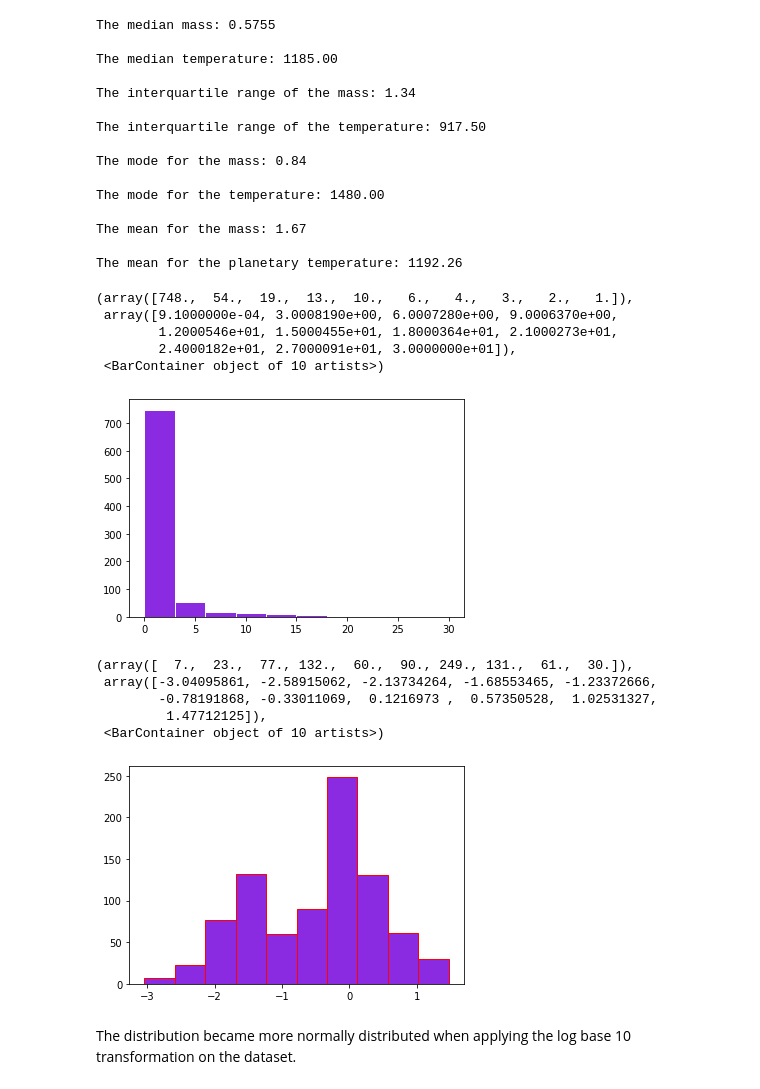
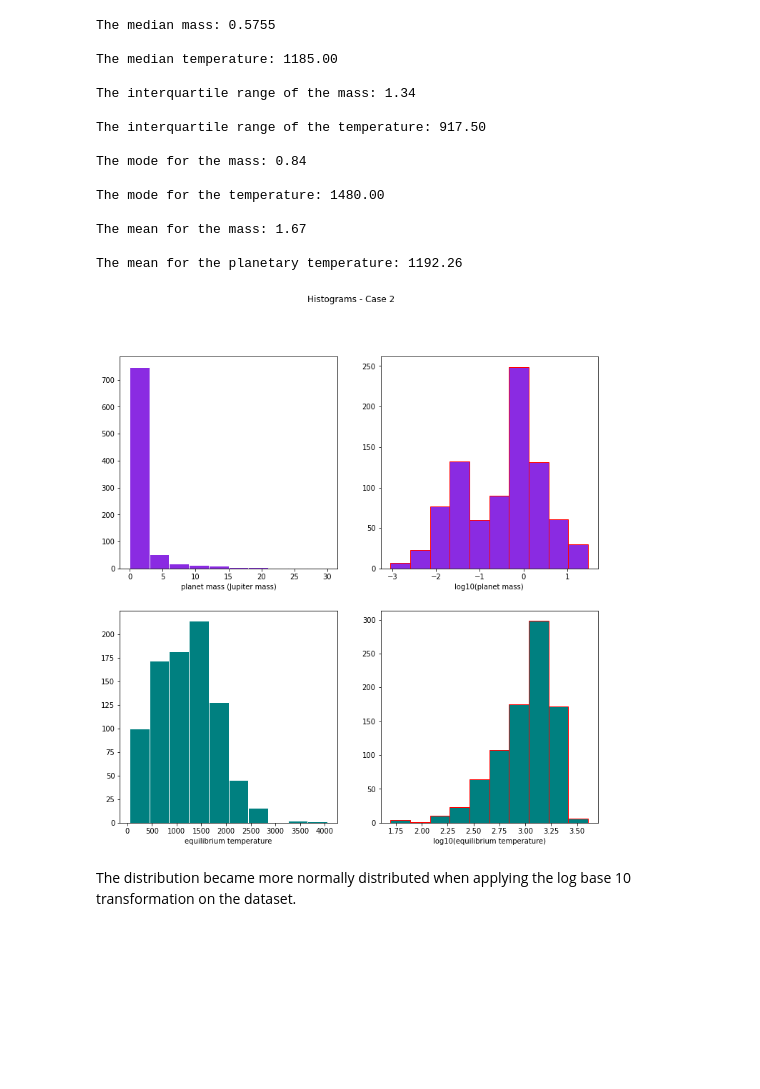
Before and after one commit to jbravo87/blog-projects, a Jupyter notebook: exoplanet_data_notebook.ipynb, the cells around one changed output. Cells and saved outputs as stored; diff of their text form; code cells hidden in the pictures; blank space fills up the shorter version.

```diff
--- a/exoplanet_data_notebook.ipynb
+++ b/exoplanet_data_notebook.ipynb
@@ -888,24 +788,28 @@ The mode for the temperature: 1480.00
 The mean for the mass: 1.67
 
 The mean for the planetary temperature: 1192.26
-# %%
-plt.hist(mass, color = "blueviolet", edgecolor = 'white')
-# %% [output]
-(array([748.,  54.,  19.,  13.,  10.,   6.,   4.,   3.,   2.,   1.]),
- array([9.1000000e-04, 3.0008190e+00, 6.0007280e+00, 9.0006370e+00,
-        1.2000546e+01, 1.5000455e+01, 1.8000364e+01, 2.1000273e+01,
-        2.4000182e+01, 2.7000091e+01, 3.0000000e+01]),
- <BarContainer object of 10 artists>)
-[figure, removed]
-# %%
-mass_log = np.log10(mass)
-plt.hist(mass_log, color = "blueviolet", edgecolor = 'red')
-# %% [output]
-(array([  7.,  23.,  77., 132.,  60.,  90., 249., 131.,  61.,  30.]),
- array([-3.04095861, -2.58915062, -2.13734264, -1.68553465, -1.23372666,
-        -0.78191868, -0.33011069,  0.1216973 ,  0.57350528,  1.02531327,
-         1.47712125]),
- <BarContainer object of 10 artists>)
-[figure, removed]
+# %%
+# First, perform log base 10 transform
+mass_log = np.log10(mass)
+temp_log = np.log10(temp)
+# Plotting Logic
+fig2, ax2 = plt.subplots(2, 2,figsize = (12, 12))
+fig2.suptitle('Histograms - Case 2')
+ax2[0, 0].hist(mass, color = 'blueviolet', edgecolor = 'white')
+#ax2[0, 0].set_title('') #<- use this logic to give each plot its own title.
+ax2[0, 0].set(xlabel = 'planet mass (Jupiter mass)')
+ax2[0, 1].hist(mass_log, color = 'blueviolet', edgecolor = 'red')
+ax2[0, 1].set(xlabel = 'log10(planet mass)')
+ax2[1, 0].hist(temp, color = 'teal', edgecolor = 'white')
+ax2[1, 0].set(xlabel = 'equilibrium temperature')
+ax2[1, 1].hist(temp_log, color = 'teal', edgecolor = 'red')
+ax2[1, 1].set(xlabel = 'log10(equilibrium temperature)')
+
+for ax in ax1.flat:
+    ax.set(ylabel = 'Frequency')
+plt.savefig('histograms_2.png')
+fig1.tight_layout()
+# %% [output]
+[figure, added]
 # %% [markdown]
 The distribution became more normally distributed when applying the log base 10 transformation on the dataset.
```
Also changed, not shown: parts of 135 cells of this notebook.
